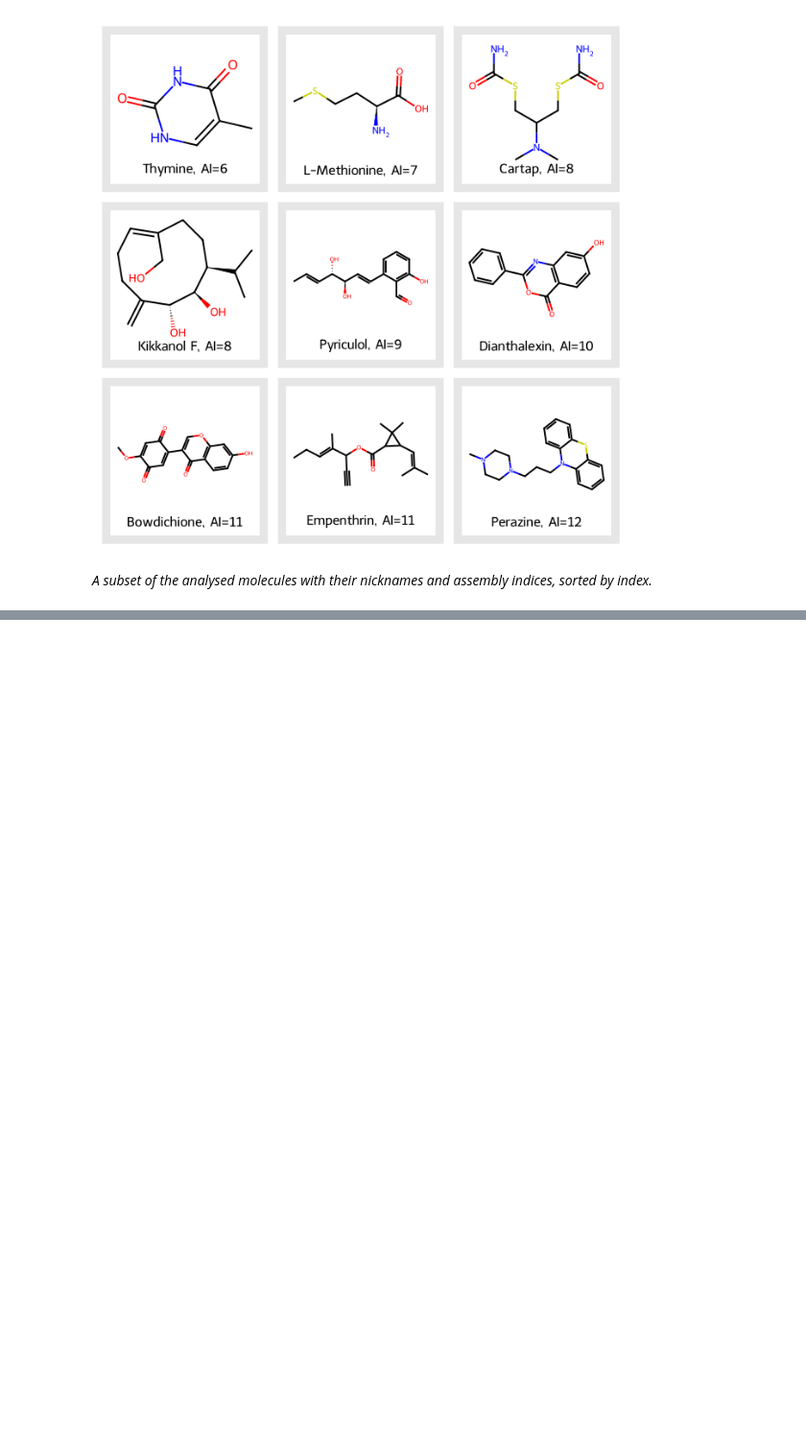
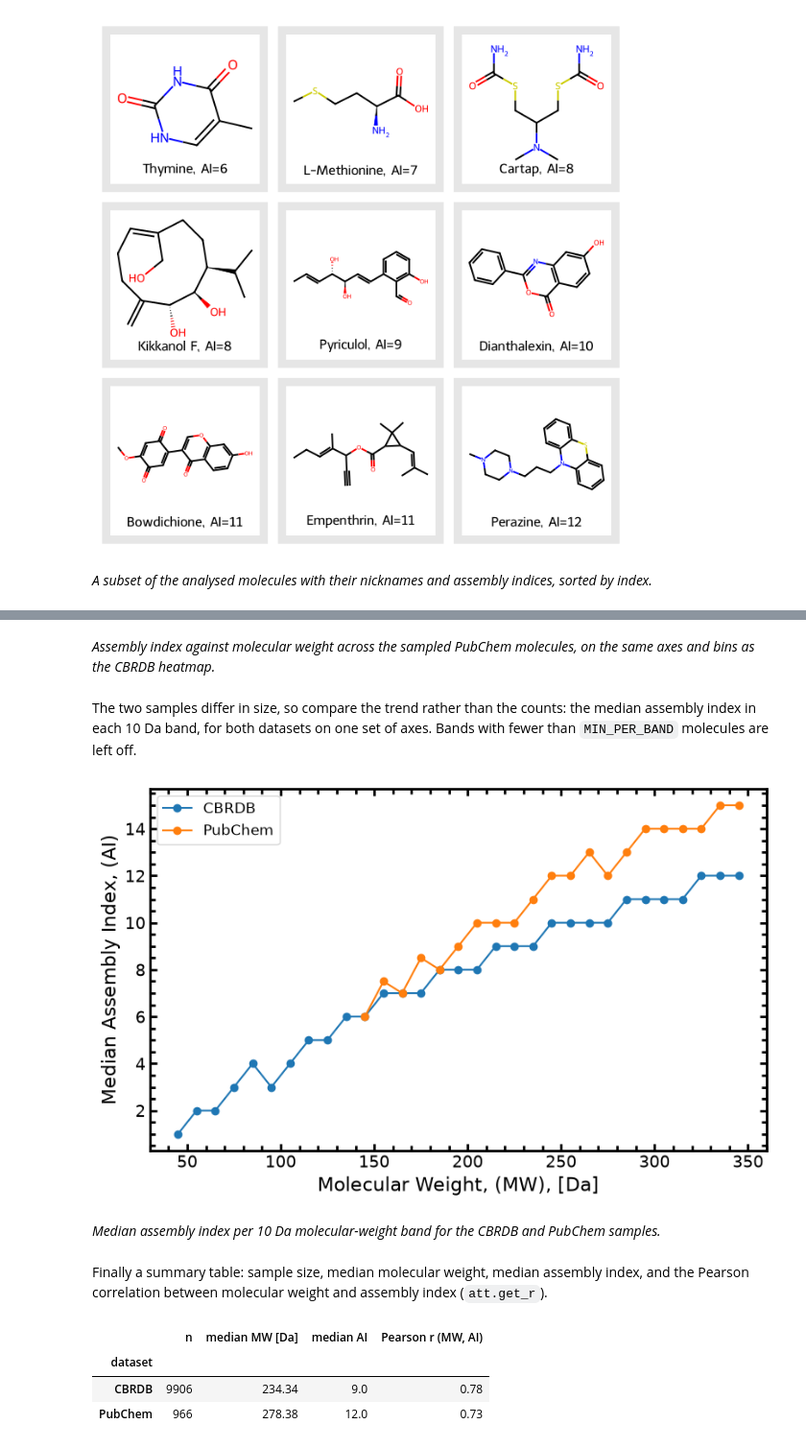
Before and after one commit to ELIFE-ASU/assemblytheorytools, a Jupyter notebook: examples/protocols/2/protocol_2.ipynb, the cells around one changed output, grey strips where cells are left out. Shown at 96% size. Cells and saved outputs as stored; diff of their text form; code cells hidden in the pictures; blank space fills up the shorter version.

```diff
--- a/examples/protocols/2/protocol_2.ipynb
+++ b/examples/protocols/2/protocol_2.ipynb
@@ -168,0 +281,48 @@ display(img)
+# %% [markdown]
+*Assembly index against molecular weight across the sampled PubChem molecules, on the same axes and bins as the CBRDB heatmap.*
+# %% [markdown]
+The two samples differ in size, so compare the trend rather than the counts:
+the median assembly index in each 10 Da band, for both datasets on one set of
+axes. Bands with fewer than `MIN_PER_BAND` molecules are left off.
+# %%
+datasets = {'CBRDB': sample, 'PubChem': pubchem}
+
+fig, ax = plt.subplots(figsize=(8, 5))
+for label, df in datasets.items():
+    band = (df['molecular_weight'] // 10 * 10).astype(int)
+    grouped = df.groupby(band)['assembly_index']
+    median_ai = grouped.median()[grouped.size() >= MIN_PER_BAND]
+    ax.plot(median_ai.index + 5, median_ai.to_numpy(), marker='o', label=label)
+ax.legend(fontsize=12)
+att.ax_plot(fig, ax, "Molecular Weight, (MW), [Da]", "Median Assembly Index, (AI)",
+            xs=16, ys=16)
+plt.savefig("assembly_index_vs_mw_comparison.png", dpi=300)
+plt.savefig("assembly_index_vs_mw_comparison.svg")
+plt.show()
+# %% [output]
+[figure, added]
+# %% [markdown]
+*Median assembly index per 10 Da molecular-weight band for the CBRDB and PubChem samples.*
+# %% [markdown]
+Finally a summary table: sample size, median molecular weight, median assembly
+index, and the Pearson correlation between molecular weight and assembly index
+(`att.get_r`).
+# %%
+summary = pd.DataFrame(
+    [
+        {
+            'dataset': label,
+            'n': len(df),
+            'median MW [Da]': df['molecular_weight'].median(),
+            'median AI': df['assembly_index'].median(),
+            'Pearson r (MW, AI)': att.get_r(df['molecular_weight'], df['assembly_index']),
+        }
+        for label, df in datasets.items()
+    ]
+).set_index('dataset')
+summary.round(2)
+# %% [output]
+|  | n | median MW [Da] | median AI | Pearson r (MW, AI) |
+| dataset |  |  |  |  |
+| CBRDB | 9906 | 234.34 | 9.0 | 0.78 |
+| PubChem | 966 | 278.38 | 12.0 | 0.73 |
```
Also changed, not shown: parts of 24 cells of this notebook, 13 other files.
